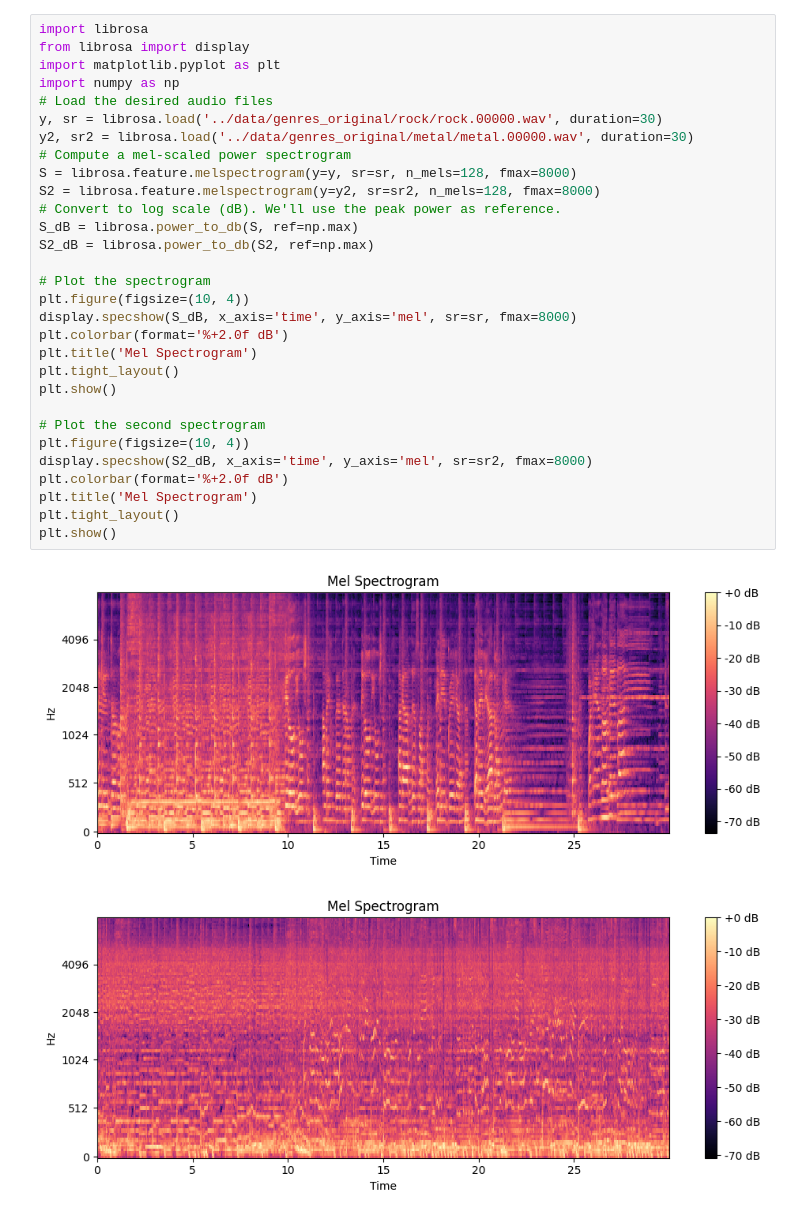
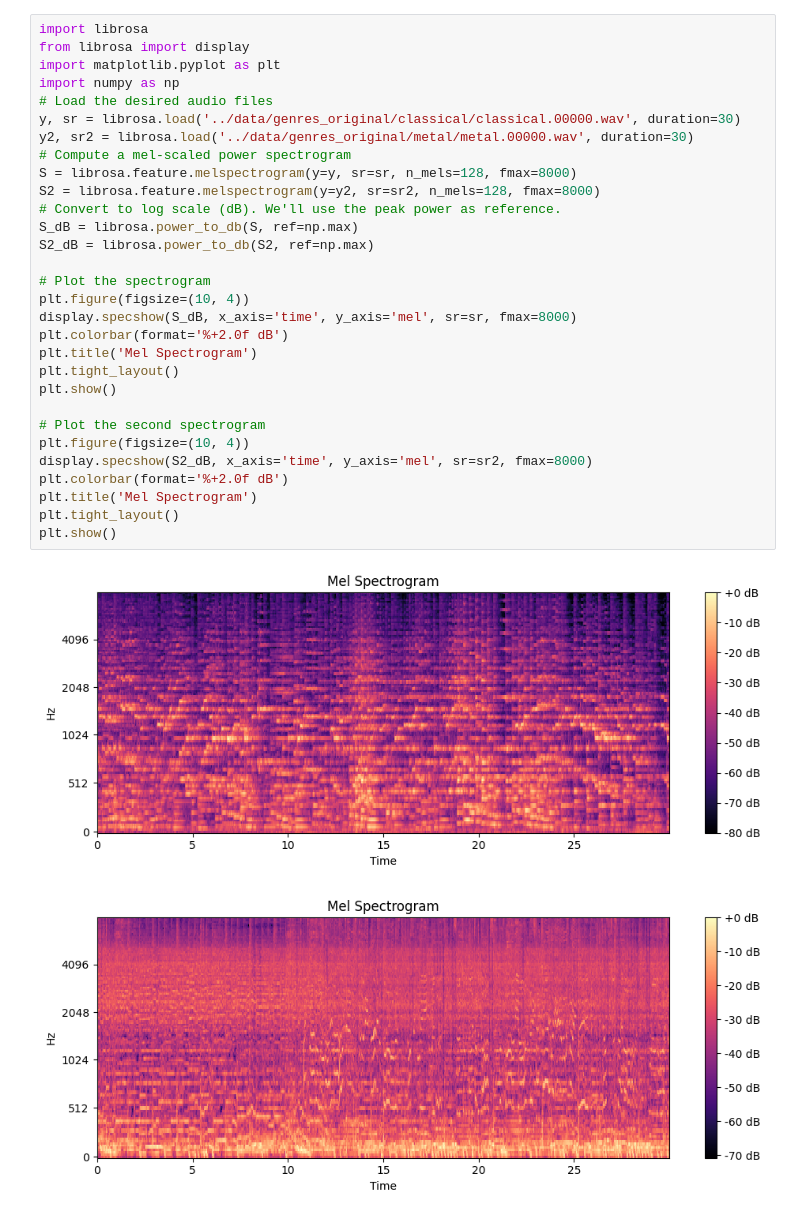
Before and after one commit to mohamadbarzegar93/music-genre-classifier, a Jupyter notebook: notebooks/phase3_exploration.ipynb, the cells around one changed output. Cells and saved outputs as stored; diff of their text form.

```diff
--- a/notebooks/phase3_exploration.ipynb
+++ b/notebooks/phase3_exploration.ipynb
@@ -1,33 +1,33 @@
 # %%
 import librosa
 from librosa import display
 import matplotlib.pyplot as plt
 import numpy as np
 # Load the desired audio files
-y, sr = librosa.load('../data/genres_original/rock/rock.00000.wav', duration=30)
+y, sr = librosa.load('../data/genres_original/classical/classical.00000.wav', duration=30)
 y2, sr2 = librosa.load('../data/genres_original/metal/metal.00000.wav', duration=30)
 # Compute a mel-scaled power spectrogram
 S = librosa.feature.melspectrogram(y=y, sr=sr, n_mels=128, fmax=8000)
 S2 = librosa.feature.melspectrogram(y=y2, sr=sr2, n_mels=128, fmax=8000)
 # Convert to log scale (dB). We'll use the peak power as reference.
 S_dB = librosa.power_to_db(S, ref=np.max)
 S2_dB = librosa.power_to_db(S2, ref=np.max)
 
 # Plot the spectrogram
 plt.figure(figsize=(10, 4))
 display.specshow(S_dB, x_axis='time', y_axis='mel', sr=sr, fmax=8000)
 plt.colorbar(format='%+2.0f dB')
 plt.title('Mel Spectrogram')
 plt.tight_layout()
 plt.show()
 
 # Plot the second spectrogram
 plt.figure(figsize=(10, 4))
 display.specshow(S2_dB, x_axis='time', y_axis='mel', sr=sr2, fmax=8000)
 plt.colorbar(format='%+2.0f dB')
 plt.title('Mel Spectrogram')
 plt.tight_layout()
 plt.show()
 # %% [output]
-[figure, old version]
+[figure, new version]
 [figure]
```
Also changed, not shown: 2 other files.
